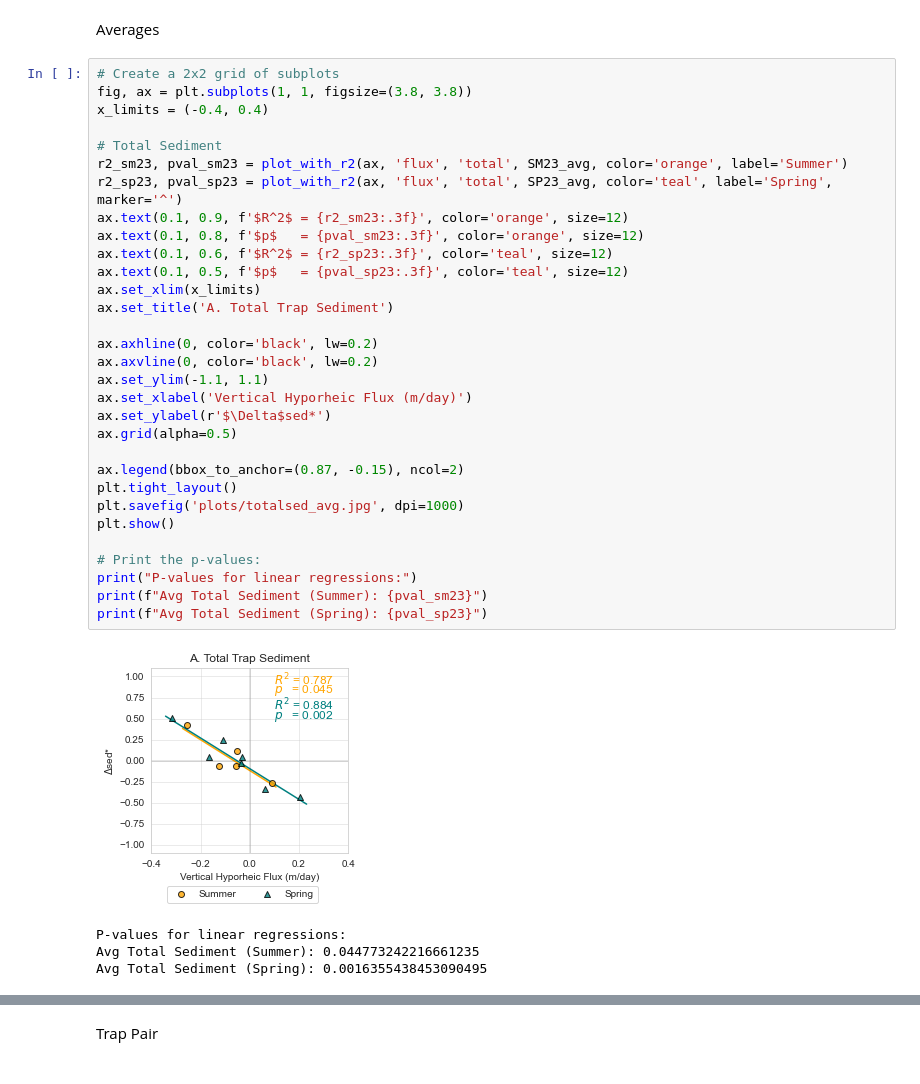
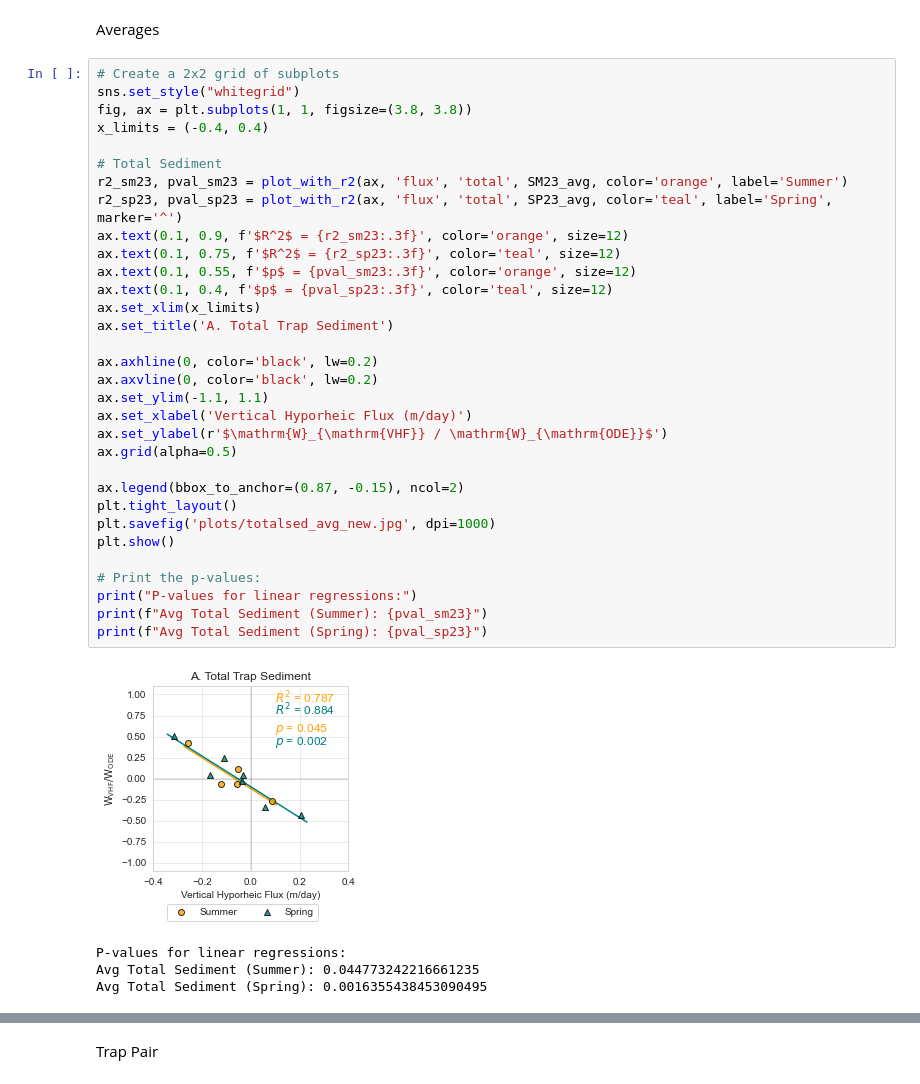
Before and after one commit to nicole-hucke/sediment_trap_paper, a Jupyter notebook: plots/regression_plots/regression_plotting.ipynb, the cells around one changed output, grey strips where cells are left out. Drawn from its saved outputs; the diff is of its cells as text.

```diff
--- a/plots/regression_plots/regression_plotting.ipynb
+++ b/plots/regression_plots/regression_plotting.ipynb
@@ -33,37 +33,38 @@ def plot_with_r2(ax, x, y, data, color, label=None, marker='o'):
 Averages
 # %%
 # Create a 2x2 grid of subplots
+sns.set_style("whitegrid")
 fig, ax = plt.subplots(1, 1, figsize=(3.8, 3.8))
 x_limits = (-0.4, 0.4)
 
 # Total Sediment
 r2_sm23, pval_sm23 = plot_with_r2(ax, 'flux', 'total', SM23_avg, color='orange', label='Summer')
 r2_sp23, pval_sp23 = plot_with_r2(ax, 'flux', 'total', SP23_avg, color='teal', label='Spring', marker='^')
 ax.text(0.1, 0.9, f'$R^2$ = {r2_sm23:.3f}', color='orange', size=12)
-ax.text(0.1, 0.8, f'$p$   = {pval_sm23:.3f}', color='orange', size=12)
-ax.text(0.1, 0.6, f'$R^2$ = {r2_sp23:.3f}', color='teal', size=12)
-ax.text(0.1, 0.5, f'$p$   = {pval_sp23:.3f}', color='teal', size=12)
+ax.text(0.1, 0.75, f'$R^2$ = {r2_sp23:.3f}', color='teal', size=12)
+ax.text(0.1, 0.55, f'$p$ = {pval_sm23:.3f}', color='orange', size=12)
+ax.text(0.1, 0.4, f'$p$ = {pval_sp23:.3f}', color='teal', size=12)
 ax.set_xlim(x_limits)
 ax.set_title('A. Total Trap Sediment')
 
 ax.axhline(0, color='black', lw=0.2)
 ax.axvline(0, color='black', lw=0.2)
 ax.set_ylim(-1.1, 1.1)
 ax.set_xlabel('Vertical Hyporheic Flux (m/day)')
-ax.set_ylabel(r'$\Delta$sed*')
+ax.set_ylabel(r'$\mathrm{W}_{\mathrm{VHF}} / \mathrm{W}_{\mathrm{ODE}}$')
 ax.grid(alpha=0.5)
 
 ax.legend(bbox_to_anchor=(0.87, -0.15), ncol=2)
 plt.tight_layout()
-plt.savefig('plots/totalsed_avg.jpg', dpi=1000)
+plt.savefig('plots/totalsed_avg_new.jpg', dpi=1000)
 plt.show()
 
 # Print the p-values:
 print("P-values for linear regressions:")
 print(f"Avg Total Sediment (Summer): {pval_sm23}")
 print(f"Avg Total Sediment (Spring): {pval_sp23}")
 # %% [output]
-[figure, old version]
+[figure, new version]
 P-values for linear regressions:
 Avg Total Sediment (Summer): 0.044773242216661235
 Avg Total Sediment (Spring): 0.0016355438453090495
```
Also changed, not shown: parts of 3 cells of this notebook, 12 other files.
